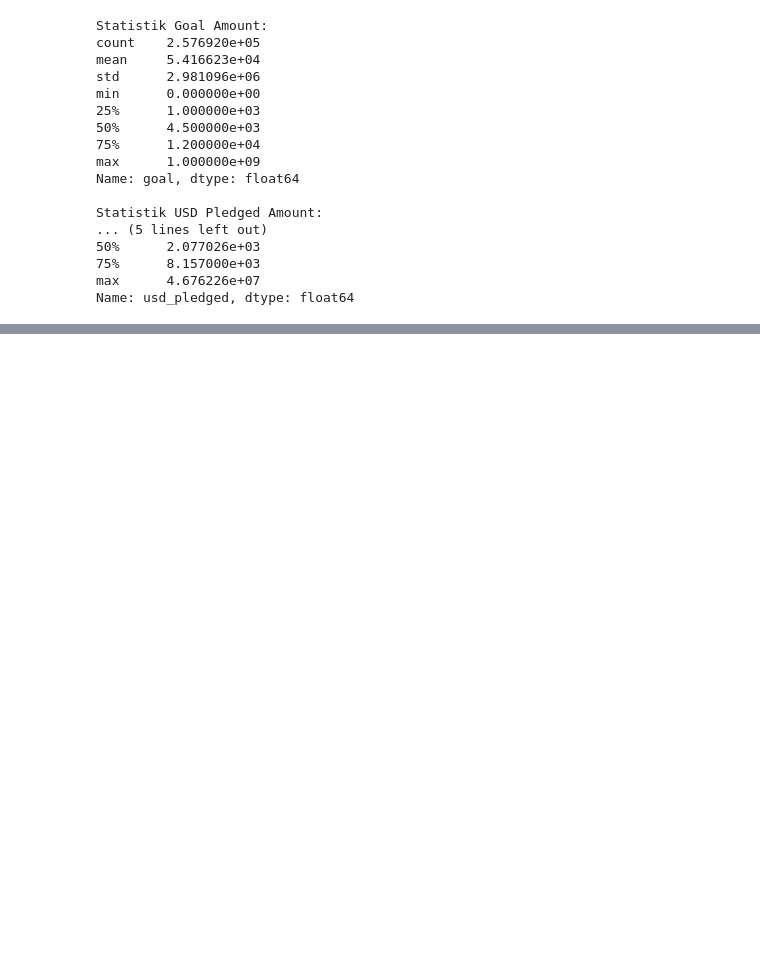
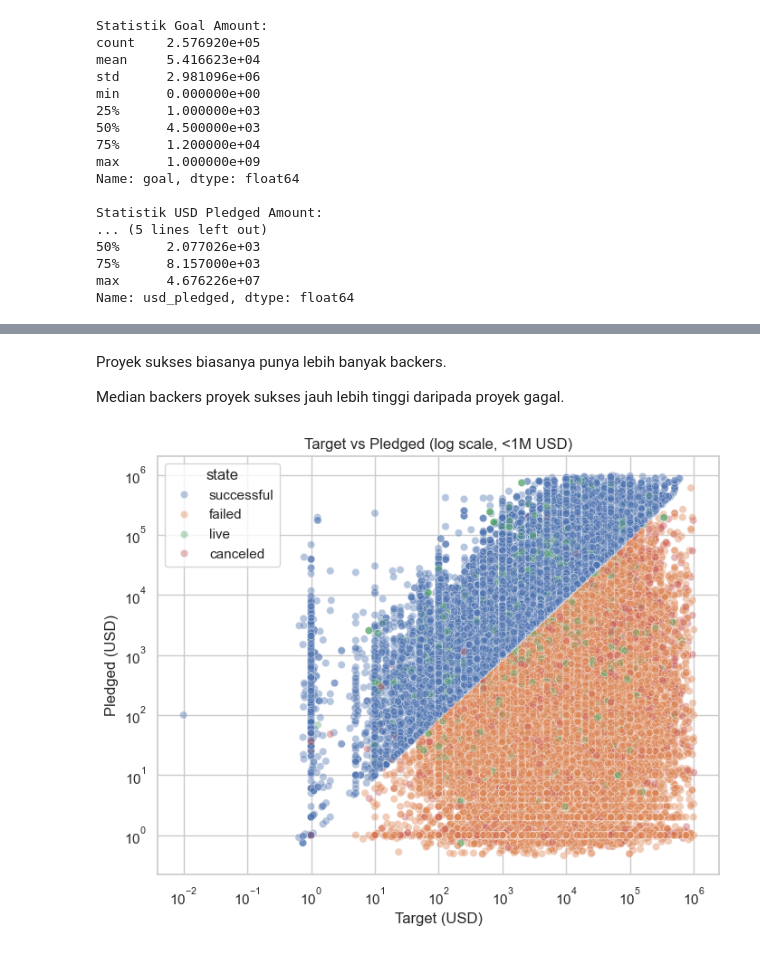
Before and after one commit to hasbiazif/kickstarter, a Jupyter notebook: notebooks/01_EDA.ipynb, the cells around one changed output, grey strips where cells are left out. Drawn from its saved outputs; the diff is of its cells as text; code cells hidden in the pictures; blank space fills up the shorter version.

```diff
--- a/notebooks/01_EDA.ipynb
+++ b/notebooks/01_EDA.ipynb
@@ -231,0 +299,21 @@ Name: usd_pledged, dtype: float64
+# %% [markdown]
+Proyek sukses biasanya punya lebih banyak backers.
+
+Median backers proyek sukses jauh lebih tinggi daripada proyek gagal.
+# %%
+# Buat kolom goal dalam USD
+df["usd_goal_real"] = df["goal"] * df["static_usd_rate"]
+
+plt.figure(figsize=(8,6))
+sns.scatterplot(
+    data=df[(df["usd_goal_real"] > 0) & (df["usd_goal_real"] < 1e6) & (df["usd_pledged"] < 1e6)],
+    x="usd_goal_real", y="usd_pledged", hue="state", alpha=0.4
+)
+plt.xscale("log")
+plt.yscale("log")
+plt.title("Target vs Pledged (log scale, <1M USD)")
+plt.xlabel("Target (USD)")
+plt.ylabel("Pledged (USD)")
+plt.show()
+# %% [output]
+[figure, added]
```
Also changed, not shown: parts of 5 cells of this notebook, 1 other file.
